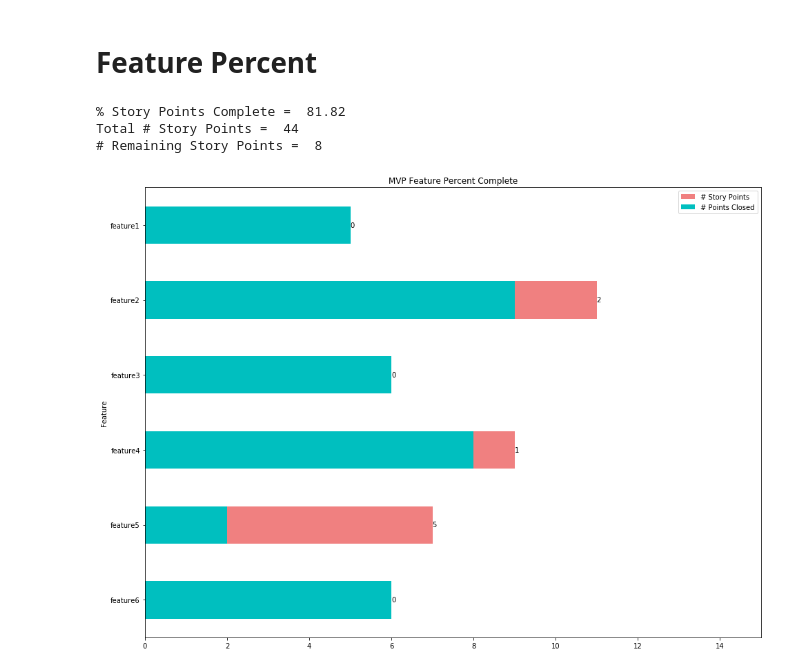
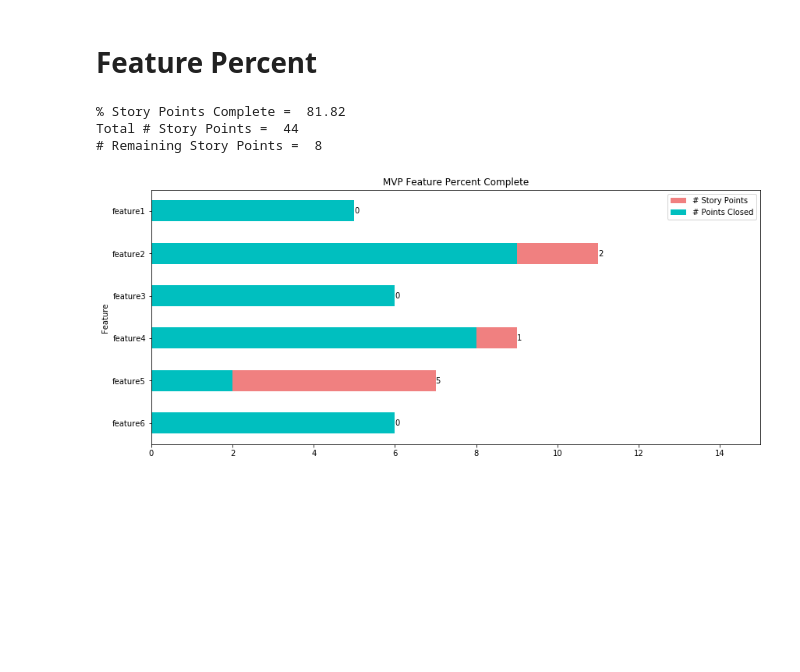
Before and after one commit to albertsch8/backlog-analytics, a Jupyter notebook: backlog_feature_analysis/product_features_mac.ipynb, the cells around one changed output. Cells and saved outputs as stored; diff of their text form; code cells hidden in the pictures; blank space fills up the shorter version.

Commit message:
Added editable figure size variablew, h

```diff
--- a/backlog_feature_analysis/product_features_mac.ipynb
+++ b/backlog_feature_analysis/product_features_mac.ipynb
@@ -7,6 +7,10 @@
 
 # Copy and paste the query from VSTS and save to the folder containing this notebook
 filename = "sample_data/product_sample_data_mac.csv"
+
+# Change size of Feature Percent graph (width, height)
+w = 14
+h = 6
 # %%
 import pandas as pd
 import numpy as np
@@ -84,27 +88,27 @@ df[df['Feature']=='feature1']
 # %%
 # Define x-axis max value
 max_x = featdf['# Story Points'].max()
 x_axis_max = (int(max_x/5)+1)*5
 
 # Plot
-ax1 = featdf.plot.barh(title="MVP Feature Percent Complete", x="Feature", y= "# Story Points",color='lightcoral', figsize = (16,12));
+ax1 = featdf.plot.barh(title="MVP Feature Percent Complete", x="Feature", y= "# Story Points",color='lightcoral', figsize = (w,h));
 featdf.plot.barh(x="Feature", y= "# Points Closed", ax=ax1, color='c', width = 0.5);
 ax1.set_yticklabels(featdf['Feature'], rotation=0);
 ax1.set_xlim(0, x_axis_max);
 
 for i, cards in enumerate(list(featdf['# Story Points'])):
     ax1.annotate(str(cards-featdf['# Points Closed'].iloc[i]), xy = (cards, i), va = "center")
 
 # Number of MVP points
 num_mvp = featdf['# Story Points'].sum()
 mvp_left = featdf['# Story Points'].sum()-featdf['# Points Closed'].sum()
 MVP_percent_complete = featdf['# Points Closed'].sum()/featdf['# Story Points'].sum()*100
 
 print('% Story Points Complete = ', MVP_percent_complete.round(2))
 print('Total # Story Points = ', num_mvp)
 print('# Remaining Story Points = ', mvp_left)
 # %% [output]
 % Story Points Complete =  81.82
 Total # Story Points =  44
 # Remaining Story Points =  8
-[figure, old version]
+[figure, new version]
```
Also changed, not shown: 3 other files.
